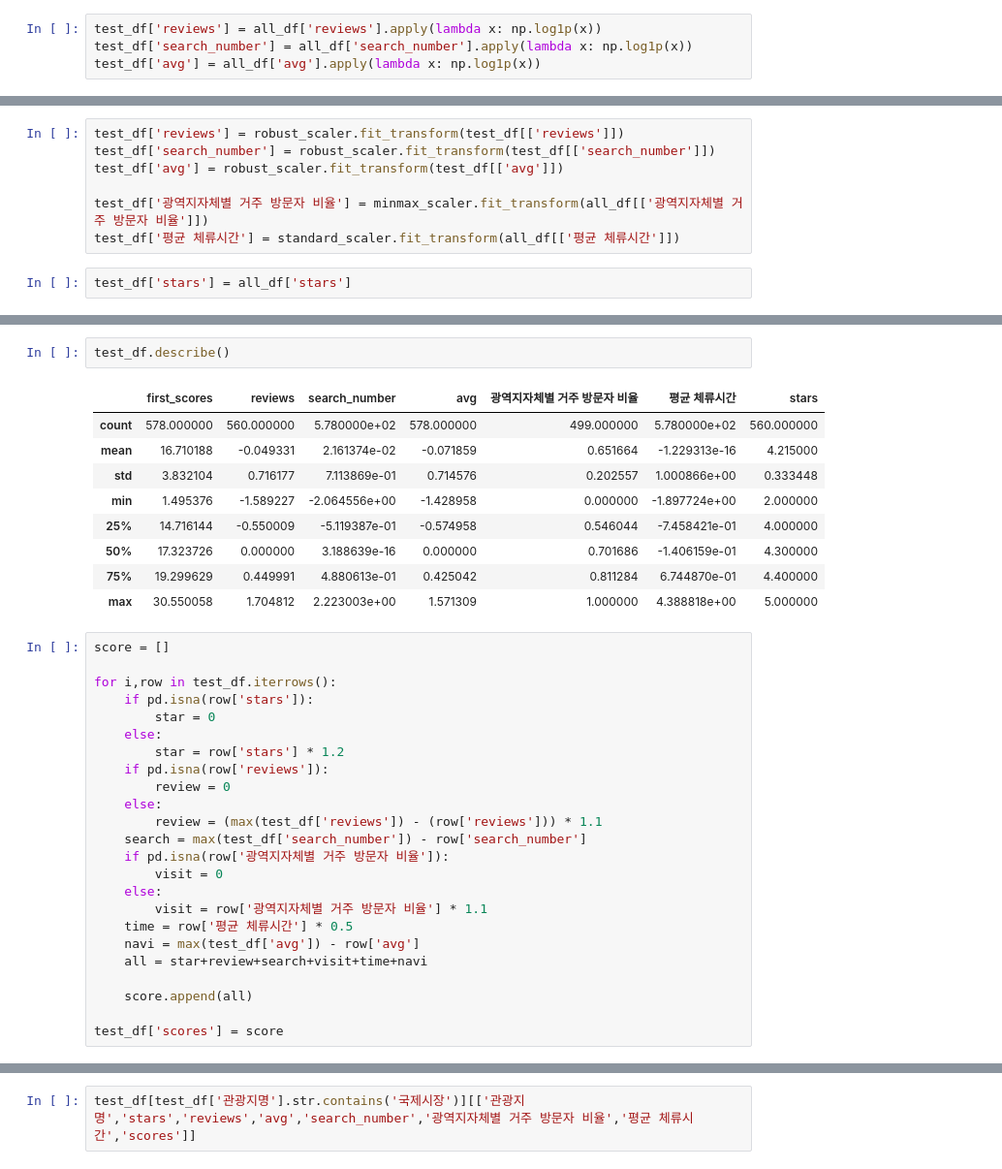
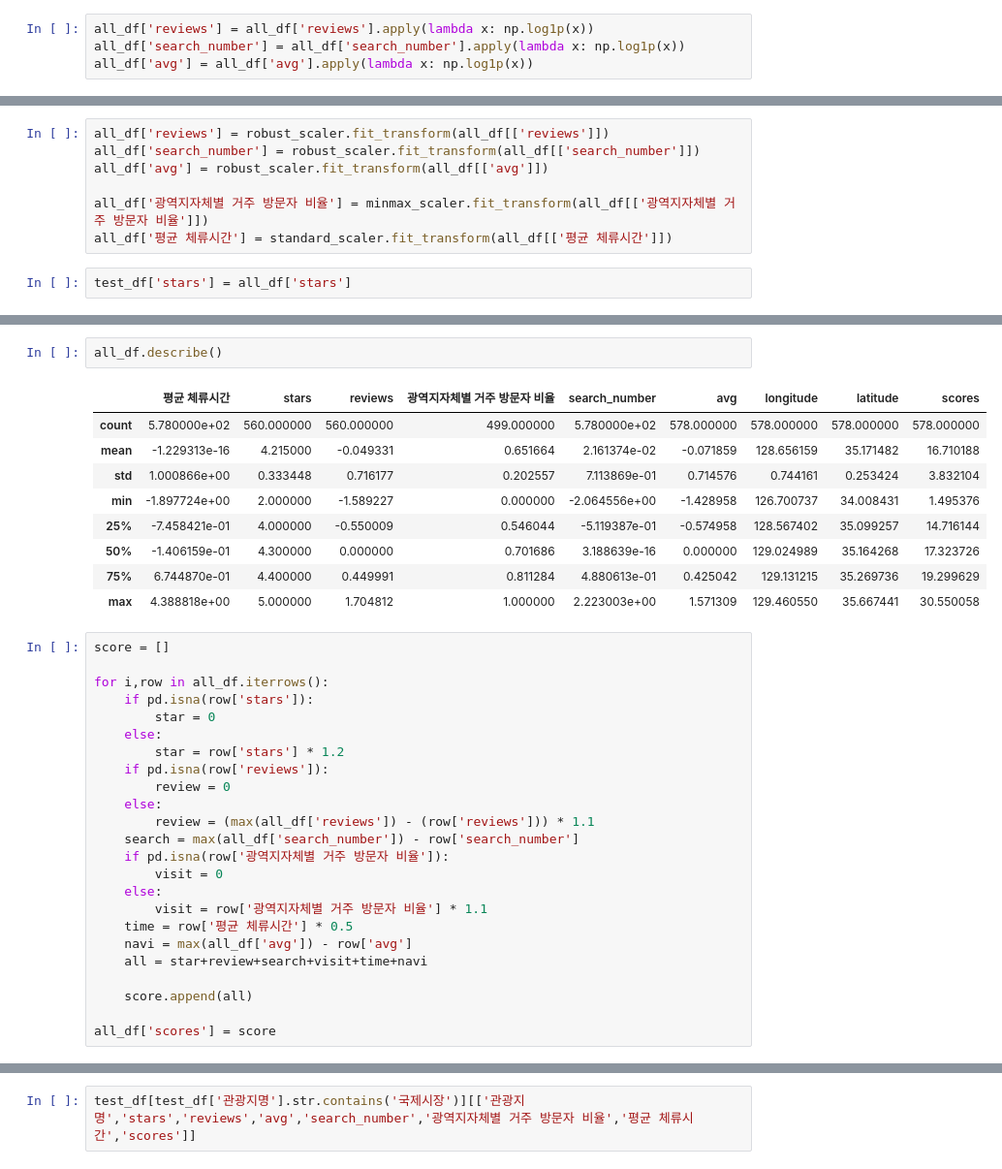
Before and after one commit to GRetriever/Data-Analysis-Project, a Jupyter notebook: Tourist Attractions/EDA.ipynb, the cells around one changed output, grey strips where cells are left out. Shown at 97% size. Cells and saved outputs as stored; diff of their text form.

```diff
--- a/Tourist Attractions/EDA.ipynb
+++ b/Tourist Attractions/EDA.ipynb
@@ -222,7 +202,7 @@ plt.tight_layout()
 # %% [output]
 [figure]
 # %%
-test_df['reviews'] = all_df['reviews'].apply(lambda x: np.log1p(x))
-test_df['search_number'] = all_df['search_number'].apply(lambda x: np.log1p(x))
-test_df['avg'] = all_df['avg'].apply(lambda x: np.log1p(x))
+all_df['reviews'] = all_df['reviews'].apply(lambda x: np.log1p(x))
+all_df['search_number'] = all_df['search_number'].apply(lambda x: np.log1p(x))
+all_df['avg'] = all_df['avg'].apply(lambda x: np.log1p(x))
 # %%
@@ -240,10 +220,10 @@ test_df.describe()
 # %%
-test_df['reviews'] = robust_scaler.fit_transform(test_df[['reviews']])
-test_df['search_number'] = robust_scaler.fit_transform(test_df[['search_number']])
-test_df['avg'] = robust_scaler.fit_transform(test_df[['avg']])
+all_df['reviews'] = robust_scaler.fit_transform(all_df[['reviews']])
+all_df['search_number'] = robust_scaler.fit_transform(all_df[['search_number']])
+all_df['avg'] = robust_scaler.fit_transform(all_df[['avg']])
 
-test_df['광역지자체별 거주 방문자 비율'] = minmax_scaler.fit_transform(all_df[['광역지자체별 거주 방문자 비율']])
-test_df['평균 체류시간'] = standard_scaler.fit_transform(all_df[['평균 체류시간']])
+all_df['광역지자체별 거주 방문자 비율'] = minmax_scaler.fit_transform(all_df[['광역지자체별 거주 방문자 비율']])
+all_df['평균 체류시간'] = standard_scaler.fit_transform(all_df[['평균 체류시간']])
 # %%
 test_df['stars'] = all_df['stars']
 # %%
@@ -252,21 +232,21 @@ test_df[test_df['관광지명'].str.contains('만덕고개')][['관광지명','s
 |  | 관광지명 | stars | reviews | avg | search_number | 광역지자체별 거주 방문자 비율 | 평균 체류시간 |
 | 5 | 만덕고개누리길전망데크 | 4.4 | 0.021926 | 0.097739 | -1.319797 | 0.949416 | -1.507256 |
 # %%
-test_df.describe()
+all_df.describe()
 # %% [output]
-|  | first_scores | reviews | search_number | avg | 광역지자체별 거주 방문자 비율 | 평균 체류시간 | stars |
-| count | 578.000000 | 560.000000 | 5.780000e+02 | 578.000000 | 499.000000 | 5.780000e+02 | 560.000000 |
-| mean | 16.710188 | -0.049331 | 2.161374e-02 | -0.071859 | 0.651664 | -1.229313e-16 | 4.215000 |
-| std | 3.832104 | 0.716177 | 7.113869e-01 | 0.714576 | 0.202557 | 1.000866e+00 | 0.333448 |
-| min | 1.495376 | -1.589227 | -2.064556e+00 | -1.428958 | 0.000000 | -1.897724e+00 | 2.000000 |
-| 25% | 14.716144 | -0.550009 | -5.119387e-01 | -0.574958 | 0.546044 | -7.458421e-01 | 4.000000 |
-| 50% | 17.323726 | 0.000000 | 3.188639e-16 | 0.000000 | 0.701686 | -1.406159e-01 | 4.300000 |
-| 75% | 19.299629 | 0.449991 | 4.880613e-01 | 0.425042 | 0.811284 | 6.744870e-01 | 4.400000 |
-| max | 30.550058 | 1.704812 | 2.223003e+00 | 1.571309 | 1.000000 | 4.388818e+00 | 5.000000 |
+|  | 평균 체류시간 | stars | reviews | 광역지자체별 거주 방문자 비율 | search_number | avg | longitude | latitude | scores |
+| count | 5.780000e+02 | 560.000000 | 560.000000 | 499.000000 | 5.780000e+02 | 578.000000 | 578.000000 | 578.000000 | 578.000000 |
+| mean | -1.229313e-16 | 4.215000 | -0.049331 | 0.651664 | 2.161374e-02 | -0.071859 | 128.656159 | 35.171482 | 16.710188 |
+| std | 1.000866e+00 | 0.333448 | 0.716177 | 0.202557 | 7.113869e-01 | 0.714576 | 0.744161 | 0.253424 | 3.832104 |
+| min | -1.897724e+00 | 2.000000 | -1.589227 | 0.000000 | -2.064556e+00 | -1.428958 | 126.700737 | 34.008431 | 1.495376 |
+| 25% | -7.458421e-01 | 4.000000 | -0.550009 | 0.546044 | -5.119387e-01 | -0.574958 | 128.567402 | 35.099257 | 14.716144 |
+| 50% | -1.406159e-01 | 4.300000 | 0.000000 | 0.701686 | 3.188639e-16 | 0.000000 | 129.024989 | 35.164268 | 17.323726 |
+| 75% | 6.744870e-01 | 4.400000 | 0.449991 | 0.811284 | 4.880613e-01 | 0.425042 | 129.131215 | 35.269736 | 19.299629 |
+| max | 4.388818e+00 | 5.000000 | 1.704812 | 1.000000 | 2.223003e+00 | 1.571309 | 129.460550 | 35.667441 | 30.550058 |
 # %%
 score = []
 
-for i,row in test_df.iterrows():
+for i,row in all_df.iterrows():
     if pd.isna(row['stars']):
         star = 0
     else:
@@ -274,16 +254,16 @@ for i,row in test_df.iterrows():
     if pd.isna(row['reviews']):
         review = 0
     else:
-        review = (max(test_df['reviews']) - (row['reviews'])) * 1.1
-    search = max(test_df['search_number']) - row['search_number']
+        review = (max(all_df['reviews']) - (row['reviews'])) * 1.1
+    search = max(all_df['search_number']) - row['search_number']
     if pd.isna(row['광역지자체별 거주 방문자 비율']):
         visit = 0
     else:
         visit = row['광역지자체별 거주 방문자 비율'] * 1.1
     time = row['평균 체류시간'] * 0.5
-    navi = max(test_df['avg']) - row['avg']
+    navi = max(all_df['avg']) - row['avg']
     all = star+review+search+visit+time+navi
 
     score.append(all)
 
-test_df['scores'] = score
+all_df['scores'] = score
```
Also changed, not shown: parts of 12 cells of this notebook, 2 other files.
